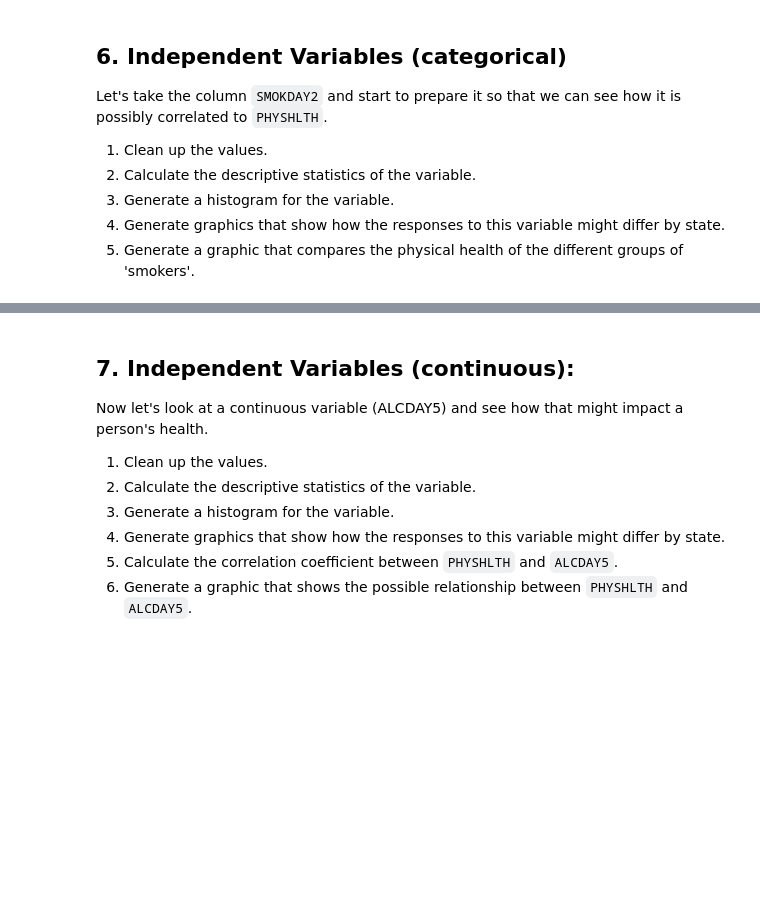
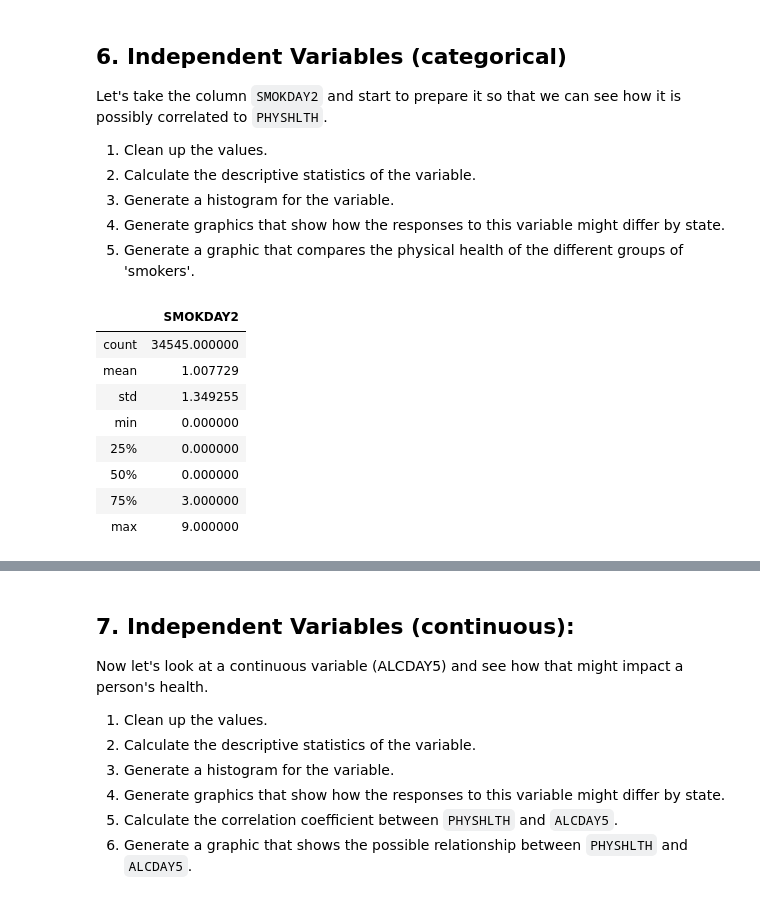
Before and after one commit to k0marrr1/nyc-mhtn-ds-010620-lectures, a Jupyter notebook: week_2/case_study/Data_Exploration_Applied.ipynb, the cells around one changed output, grey strips where cells are left out. Cells and saved outputs as stored; diff of their text form; code cells hidden in the pictures; blank space fills up the shorter version.

```diff
--- a/week_2/case_study/Data_Exploration_Applied.ipynb
+++ b/week_2/case_study/Data_Exploration_Applied.ipynb
@@ -260,0 +273,12 @@ Let's take the column `SMOKDAY2` and start to prepare it so that we can see how
+# %%
+smok
+# %% [output]
+|  | SMOKDAY2 |
+| count | 34545.000000 |
+| mean | 1.007729 |
+| std | 1.349255 |
+| min | 0.000000 |
+| 25% | 0.000000 |
+| 50% | 0.000000 |
+| 75% | 3.000000 |
+| max | 9.000000 |
```
Also changed, not shown: parts of 10 cells of this notebook.
